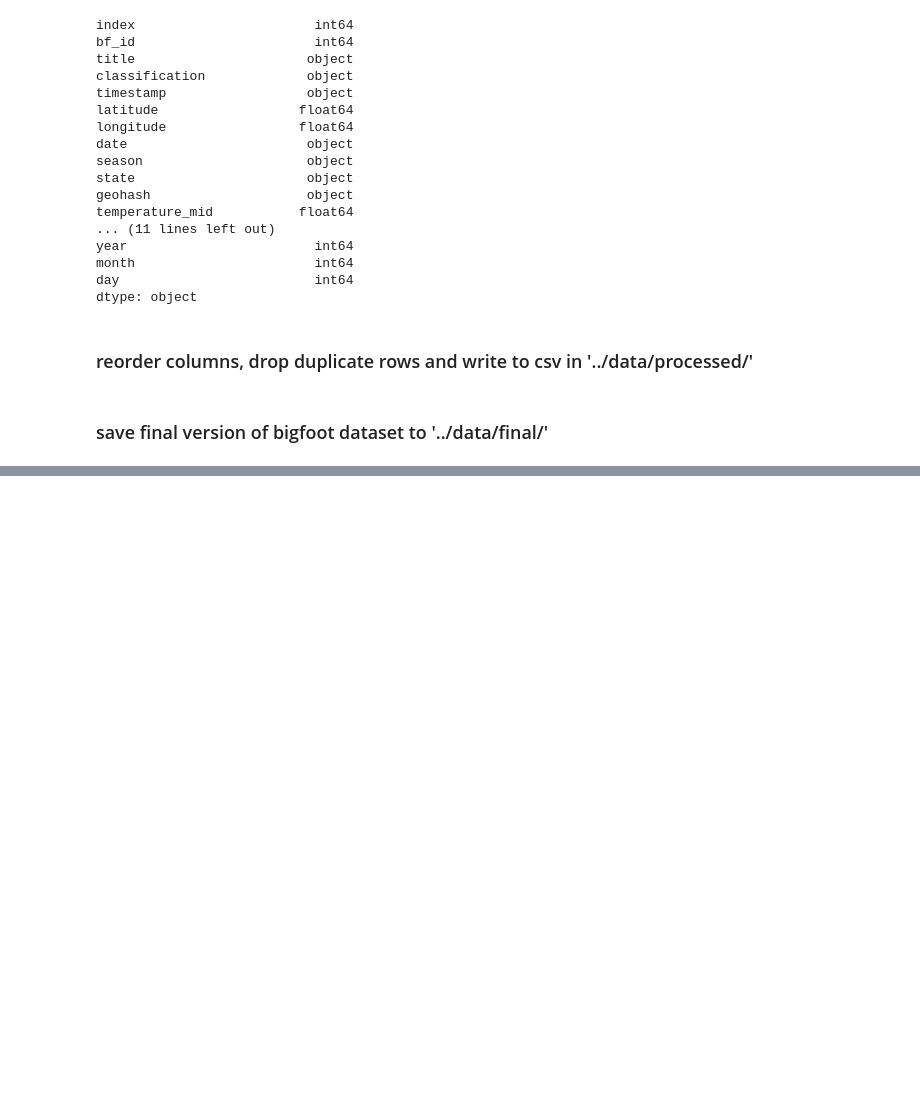
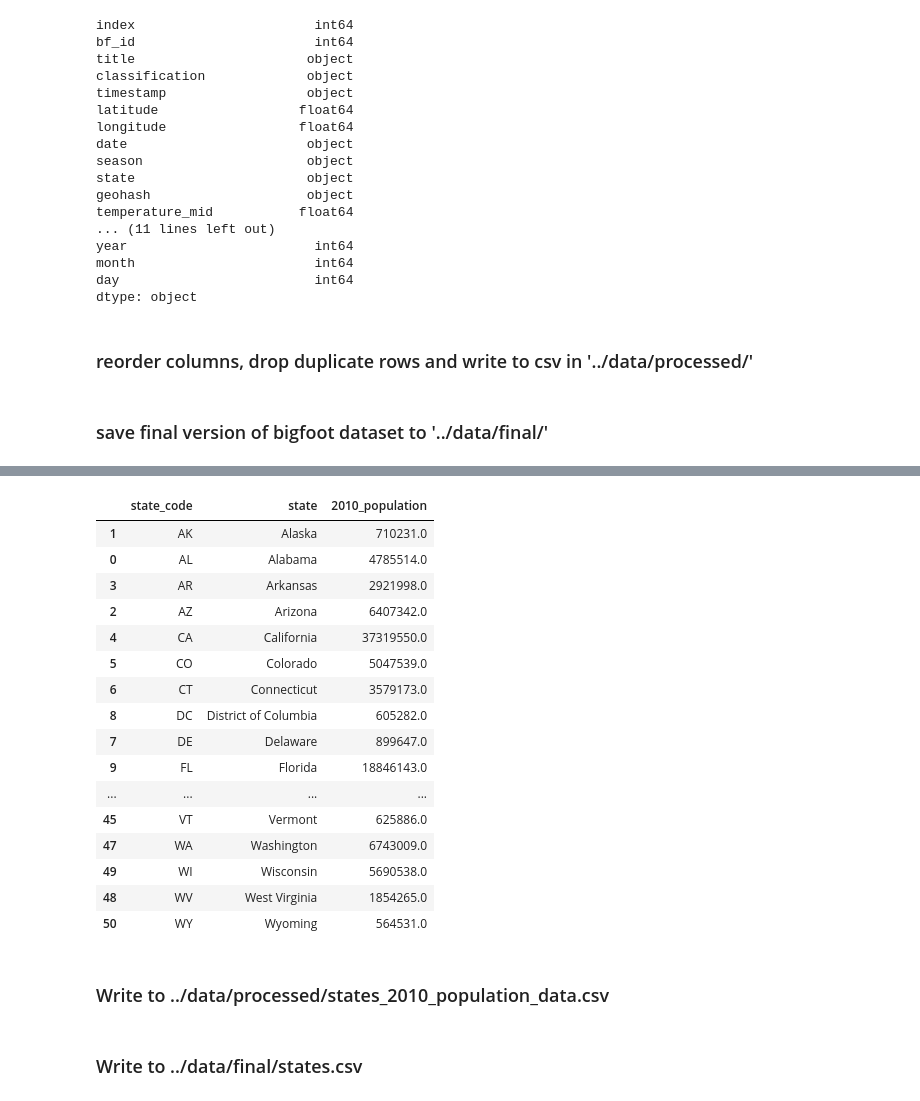
Before and after one commit to wslider/anomalous-sightings-archive, a Jupyter notebook: notebooks/data_analysis.ipynb, the cells around one changed output, grey strips where cells are left out. Drawn from its saved outputs; the diff is of its cells as text; code cells hidden in the pictures; blank space fills up the shorter version.

```diff
--- a/notebooks/data_analysis.ipynb
+++ b/notebooks/data_analysis.ipynb
@@ -978,0 +982,12 @@ combined_bigfoot_df.to_csv("../data/final/bigfoot_reports.csv", index=False)
+# %%
+# Read original CSV
+
+states_df = pd.read_csv("../data/raw/US-population-by-state(wide).csv")
+
+# Filter for 2010 and transpose
+states_2010 = states_df[states_df['year'] == 2010].copy()
+
+# Transpose so states become rows
+states_2010_pop_df = states_2010.transpose().reset_index()
+
+states_2010_pop_df.head(10)
@@ -978,0 +1006,16 @@ combined_bigfoot_df.to_csv("../data/final/bigfoot_reports.csv", index=False)
+# %%
+# Drop the unnecessary 'year' row that got transposed
+states_2010_pop_df = states_2010_pop_df.drop(0).reset_index(drop=True)
+
+# Rename columns
+states_2010_pop_df.columns = ['state', '2010_population']
+
+# Drop any completely empty rows
+states_2010_pop_df = states_2010_pop_df.dropna(how='all')
+# %%
+# Use state_to_code dictionary to map state codes
+
+states_2010_pop_df['state_code'] = states_2010_pop_df['state'].map(state_to_code)
+states_2010_pop_df['state_code'] = states_2010_pop_df['state_code'].fillna('Unknown')
+
+states_2010_pop_df.head()
@@ -978,0 +1029,34 @@ combined_bigfoot_df.to_csv("../data/final/bigfoot_reports.csv", index=False)
+# %%
+# Move state_code to first column - since it is the primary key
+states_2010_pop_df.insert(0, 'state_code', states_2010_pop_df.pop('state_code'))
+
+# Order By State Code
+
+states_2010_pop_df = states_2010_pop_df.sort_values(by='state_code')
+
+# Drop NA Values (currently 1 empty row at the end)
+states_2010_pop_df.dropna()
+
+# Check that all 50 States + DC are included
+
+states_2010_pop_df.head(51)
+# %% [output]
+|  | state_code | state | 2010_population |
+| 1 | AK | Alaska | 710231.0 |
+| 0 | AL | Alabama | 4785514.0 |
+| 3 | AR | Arkansas | 2921998.0 |
+| 2 | AZ | Arizona | 6407342.0 |
+| 4 | CA | California | 37319550.0 |
+| 5 | CO | Colorado | 5047539.0 |
+| 6 | CT | Connecticut | 3579173.0 |
+| 8 | DC | District of Columbia | 605282.0 |
+| 7 | DE | Delaware | 899647.0 |
+| 9 | FL | Florida | 18846143.0 |
+| ... | ... | ... | ... |
+| 45 | VT | Vermont | 625886.0 |
+| 47 | WA | Washington | 6743009.0 |
+| 49 | WI | Wisconsin | 5690538.0 |
+| 48 | WV | West Virginia | 1854265.0 |
+| 50 | WY | Wyoming | 564531.0 |
+# %% [markdown]
+### Write to ../data/processed/states_2010_population_data.csv
@@ -978,0 +1067,2 @@ combined_bigfoot_df.to_csv("../data/final/bigfoot_reports.csv", index=False)
+# %% [markdown]
+### Write to ../data/final/states.csv
```
Also changed, not shown: parts of 25 cells of this notebook, 3 other files.
